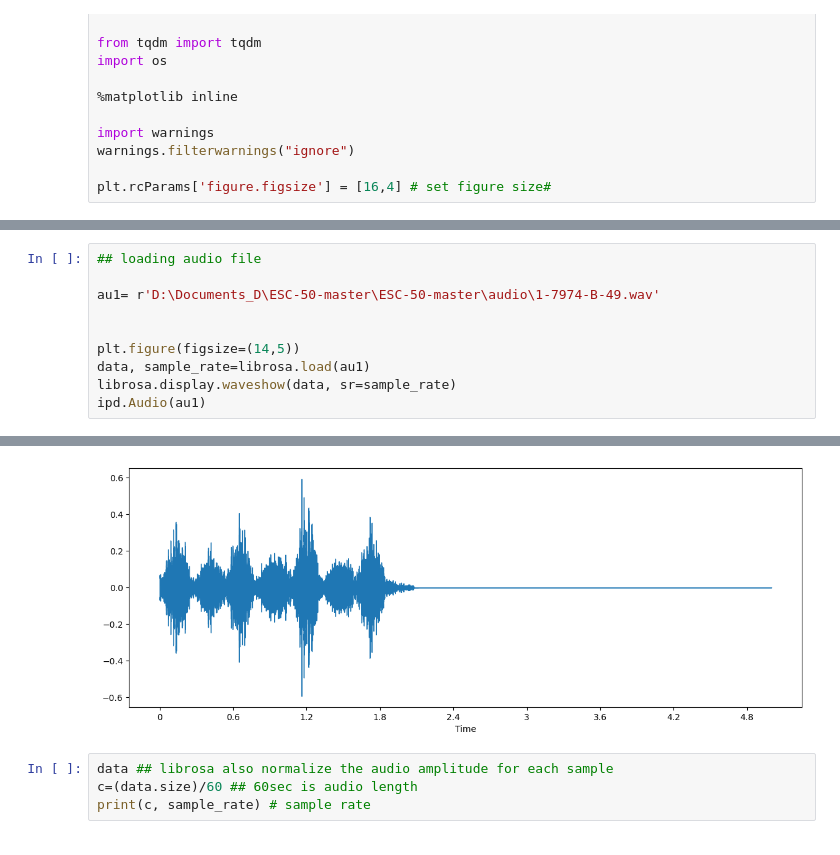
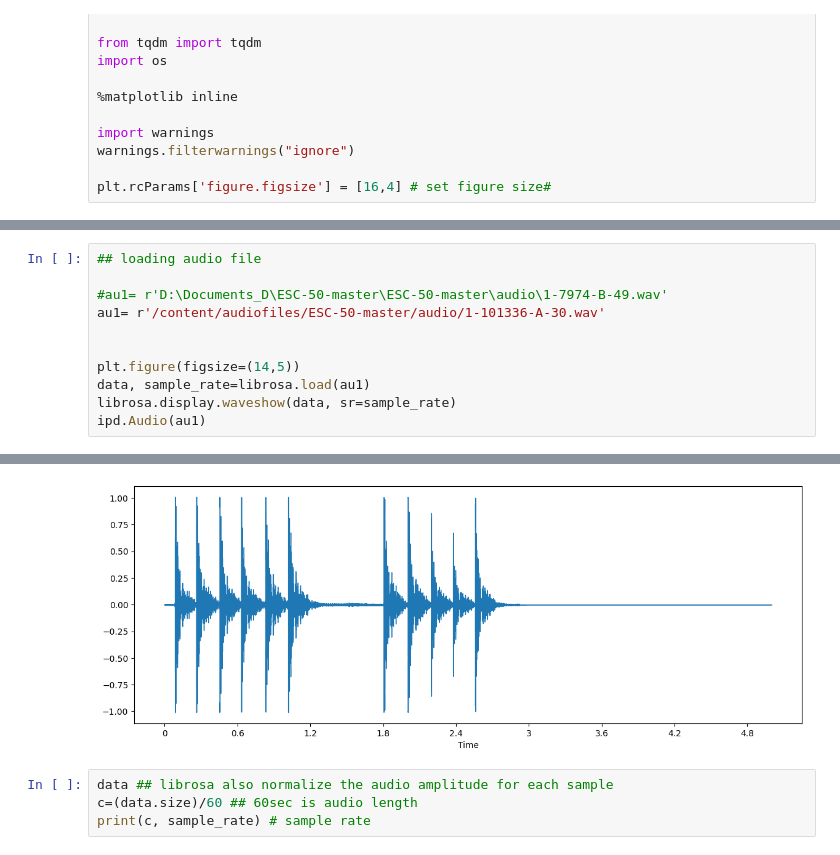
Before and after one commit to SouvickC/Audio-Signal-Processing-using-ML, a Jupyter notebook: 1_Audio_classification.ipynb, the cells around one changed output, grey strips where cells are left out. Cells and saved outputs as stored; diff of their text form.

```diff
--- a/1_Audio_classification.ipynb
+++ b/1_Audio_classification.ipynb
@@ -20,16 +61,17 @@ plt.rcParams['figure.figsize'] = [16,4] # set figure size#
 # %%
 ## loading audio file
 
-au1= r'D:\Documents_D\ESC-50-master\ESC-50-master\audio\1-7974-B-49.wav'
+#au1= r'D:\Documents_D\ESC-50-master\ESC-50-master\audio\1-7974-B-49.wav'
+au1= r'/content/audiofiles/ESC-50-master/audio/1-101336-A-30.wav'
 
 
 plt.figure(figsize=(14,5))
 data, sample_rate=librosa.load(au1)
 librosa.display.waveshow(data, sr=sample_rate)
 ipd.Audio(au1)
 # %% [output]
 [interactive output not drawn]
-[figure, old version]
+[figure, new version]
 # %%
 data ## librosa also normalize the audio amplitude for each sample
 c=(data.size)/60 ## 60sec is audio length
```
Also changed, not shown: parts of 10 cells of this notebook.
